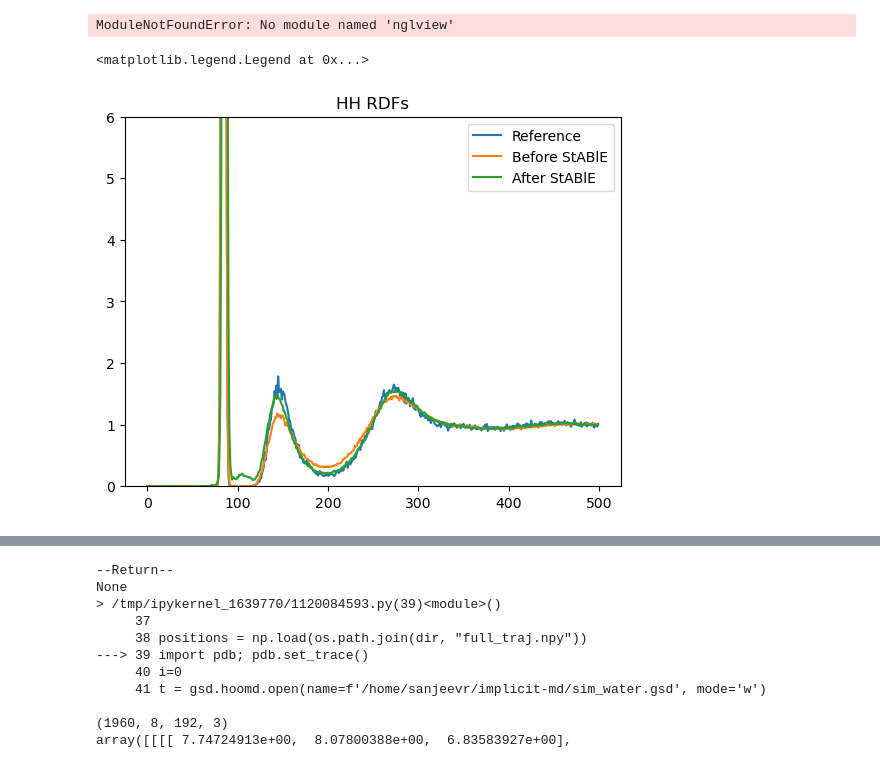
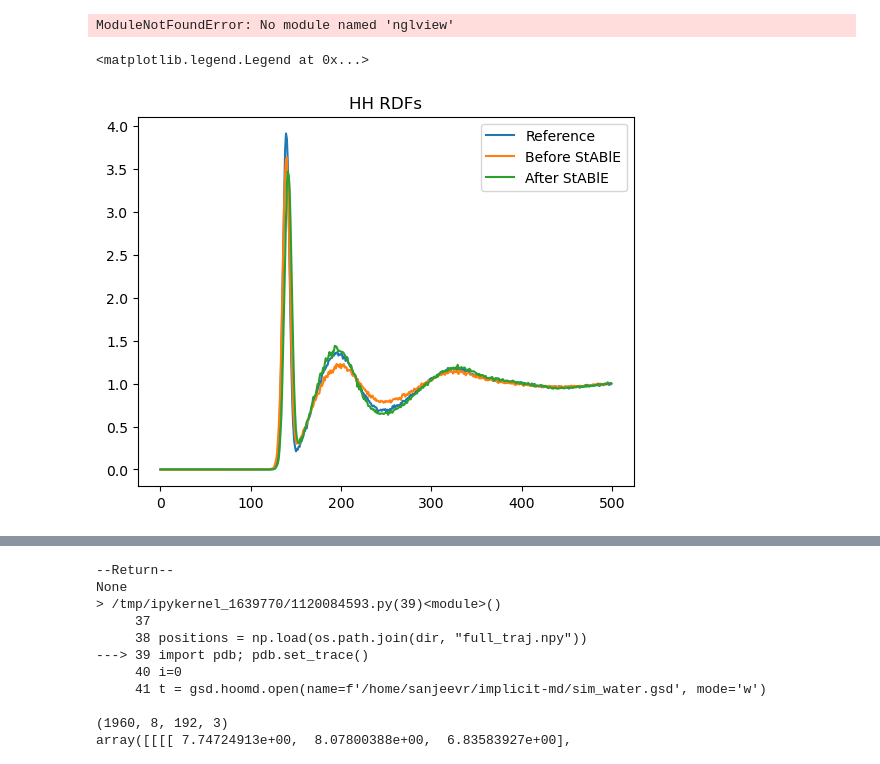
Before and after one commit to jeevster/implicit-md, a Jupyter notebook: Untitled.ipynb, the cells around one changed output, grey strips where cells are left out. Drawn from its saved outputs; the diff is of its cells as text; code cells hidden in the pictures.

```diff
--- a/Untitled.ipynb
+++ b/Untitled.ipynb
@@ -136,12 +136,13 @@ def create_frame(step, position, velocity):
     s.bonds.group = bonds
     return s
 
-pre_dir = "/home/sanjeevr/implicit-md/results_water_localneighborhoods/IMPLICIT_gemnet_t_water_TEST_pbcfix_lr=0.001_efweight=0/inference/pre_pbcfix_long"
-post_dir = "/home/sanjeevr/implicit-md/results_water_localneighborhoods/IMPLICIT_gemnet_t_water_TEST_pbcfix_lr=0.001_efweight=0/inference/post_cycle1_pbcfix_long"
+pre_dir = "/home/sanjeevr/implicit-md/results_water_localneighborhoods/IMPLICIT_gemnet_t_water_TEST_pbcfix_lr=0.001_efweight=0/inference/pre_pbcfix"
+post_dir = "/home/sanjeevr/implicit-md/results_water_localneighborhoods/IMPLICIT_gemnet_t_water_TEST_pbcfix_lr=0.001_efweight=0/inference/post_cycle1_pbcfix"
 
-# positions = np.load(os.path.join(dir, "full_traj.npy"))[:, 0].reshape(-1, 192, 3)
+positions_pre = np.load(os.path.join(pre_dir, "full_traj.npy"))[:, 0].reshape(-1, 192, 3)
+positions_post = np.load(os.path.join(post_dir, "full_traj.npy"))[:, 0].reshape(-1, 192, 3)
 # i=0
-# t = gsd.hoomd.open(name=os.path.join(dir, "sim_water.gsd"), mode='w')
+# t = gsd.hoomd.open(name=os.path.join(pre_dir, "sim_water.gsd"), mode='w')
 # velocities = np.zeros_like(np.array(positions))
 # for pos, vel in tqdm(zip(positions, velocities)):
 #     t.append(create_frame(i, pos, vel))
@@ -150,17 +151,17 @@ post_dir = "/home/sanjeevr/implicit-md/results_water_localneighborhoods/IMPLICIT
 # %%
 import matplotlib.pyplot as plt
 # stable_replicas = np.load(os.path.join(dir, "replicas_stable_time.npy"))
-gt_hh_rdf = np.load(os.path.join(pre_dir, "gt_HO_rdf.npy"))
-pred_hh_rdf_pre = np.load(os.path.join(pre_dir, "final_HO_rdfs.npy"))[3]
-pred_hh_rdf_post = np.load(os.path.join(post_dir, "final_HO_rdfs.npy"))[3]
+gt_hh_rdf = np.load(os.path.join(pre_dir, "gt_HH_rdf.npy"))
+pred_hh_rdf_pre = np.load(os.path.join(pre_dir, "final_HH_rdfs.npy"))[0]
+pred_hh_rdf_post = np.load(os.path.join(post_dir, "final_HH_rdfs.npy"))[0]
 
 plt.figure()
 plt.plot(gt_hh_rdf, label = "Reference")
 plt.plot(pred_hh_rdf_pre, label = "Before StABlE")
 plt.plot(pred_hh_rdf_post, label = "After StABlE")
 plt.title("HH RDFs")
-plt.ylim(0, 6)
+# plt.ylim(0, 6)
 plt.legend()
 # %% [output]
 <matplotlib.legend.Legend at 0x...>
-[figure, old version]
+[figure, new version]
```
Also changed, not shown: parts of 2 cells of this notebook, 5 other files.
